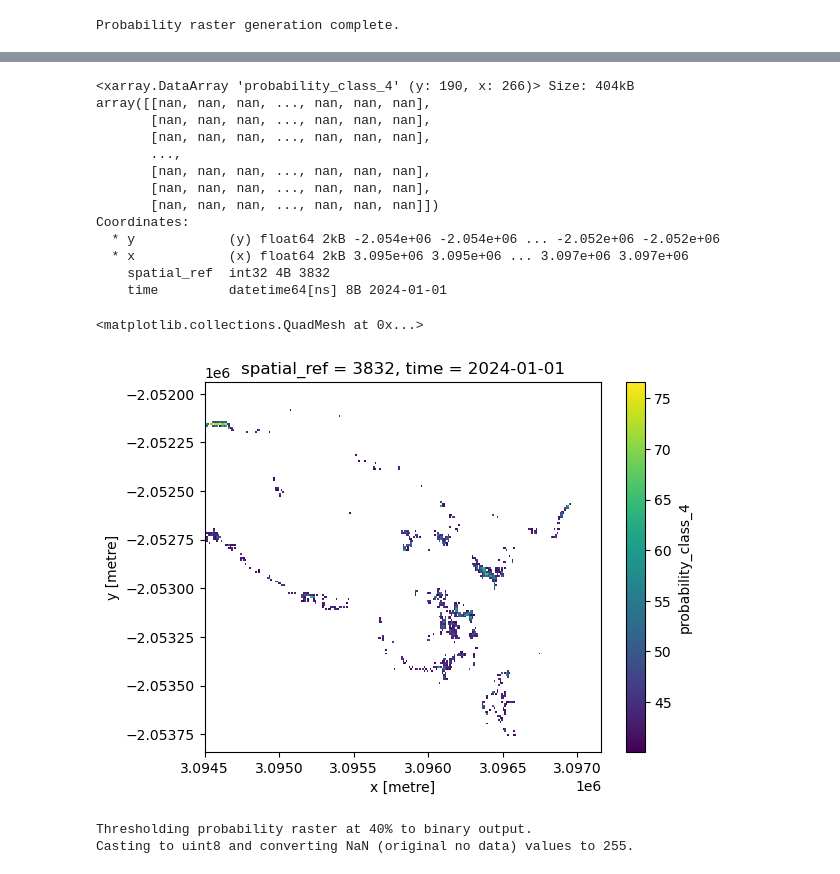
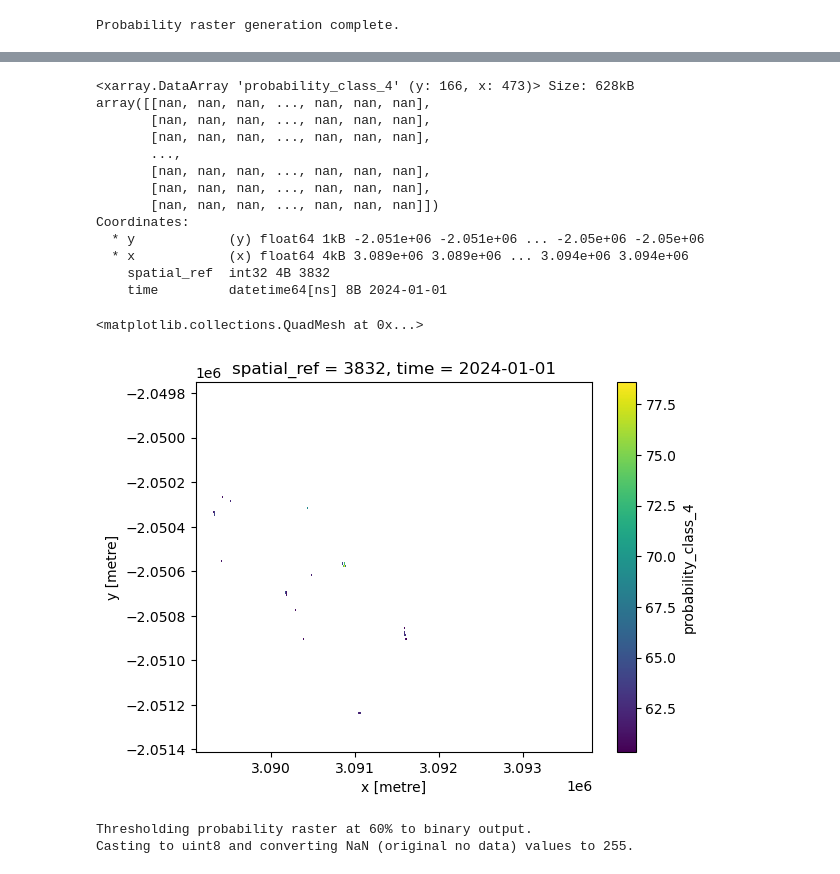
Before and after one commit to digitalearthpacific/dep-seagrass, a Jupyter notebook: classification/4-prediction.ipynb, the cells around one changed output, grey strips where cells are left out. Cells and saved outputs as stored; diff of their text form; code cells hidden in the pictures.

```diff
--- a/classification/4-prediction.ipynb
+++ b/classification/4-prediction.ipynb
@@ -68,7 +68,7 @@ client = Client.open(catalog)
 
 # bbox = [min_lon, min_lat, max_lon, max_lat]
 # %%
-bbox = [177.798392, -18.253212, 177.822224, -18.237045]
+bbox = [177.749864, -18.232368, 177.792331, -18.218184]
 # %%
 datetime = "2024"
 
@@ -434,7 +427,7 @@ probability_output.plot()
 # %%
 probability_output
 # %% [output]
-<xarray.DataArray 'probability_class_4' (y: 190, x: 266)> Size: 404kB
+<xarray.DataArray 'probability_class_4' (y: 166, x: 473)> Size: 628kB
 array([[nan, nan, nan, ..., nan, nan, nan],
        [nan, nan, nan, ..., nan, nan, nan],
        [nan, nan, nan, ..., nan, nan, nan],
@@ -443,18 +436,18 @@ array([[nan, nan, nan, ..., nan, nan, nan],
        [nan, nan, nan, ..., nan, nan, nan],
        [nan, nan, nan, ..., nan, nan, nan]])
 Coordinates:
-  * y            (y) float64 2kB -2.054e+06 -2.054e+06 ... -2.052e+06 -2.052e+06
-  * x            (x) float64 2kB 3.095e+06 3.095e+06 ... 3.097e+06 3.097e+06
+  * y            (y) float64 1kB -2.051e+06 -2.051e+06 ... -2.05e+06 -2.05e+06
+  * x            (x) float64 4kB 3.089e+06 3.089e+06 ... 3.094e+06 3.094e+06
     spatial_ref  int32 4B 3832
     time         datetime64[ns] 8B 2024-01-01
 # %%
-high_cert = probability_output.where(probability_output > 40)
+high_cert = probability_output.where(probability_output > 60)
 high_cert.plot()
 # %% [output]
 <matplotlib.collections.QuadMesh at 0x...>
-[figure, old version]
+[figure, new version]
 # %%
-seagrass_extent = proba_binary(probability_output, 40)
+seagrass_extent = proba_binary(probability_output, 60)
 # %% [output]
-Thresholding probability raster at 40% to binary output.
+Thresholding probability raster at 60% to binary output.
 Casting to uint8 and converting NaN (original no data) values to 255.
```
Also changed, not shown: parts of 19 cells of this notebook, 5 other files.
